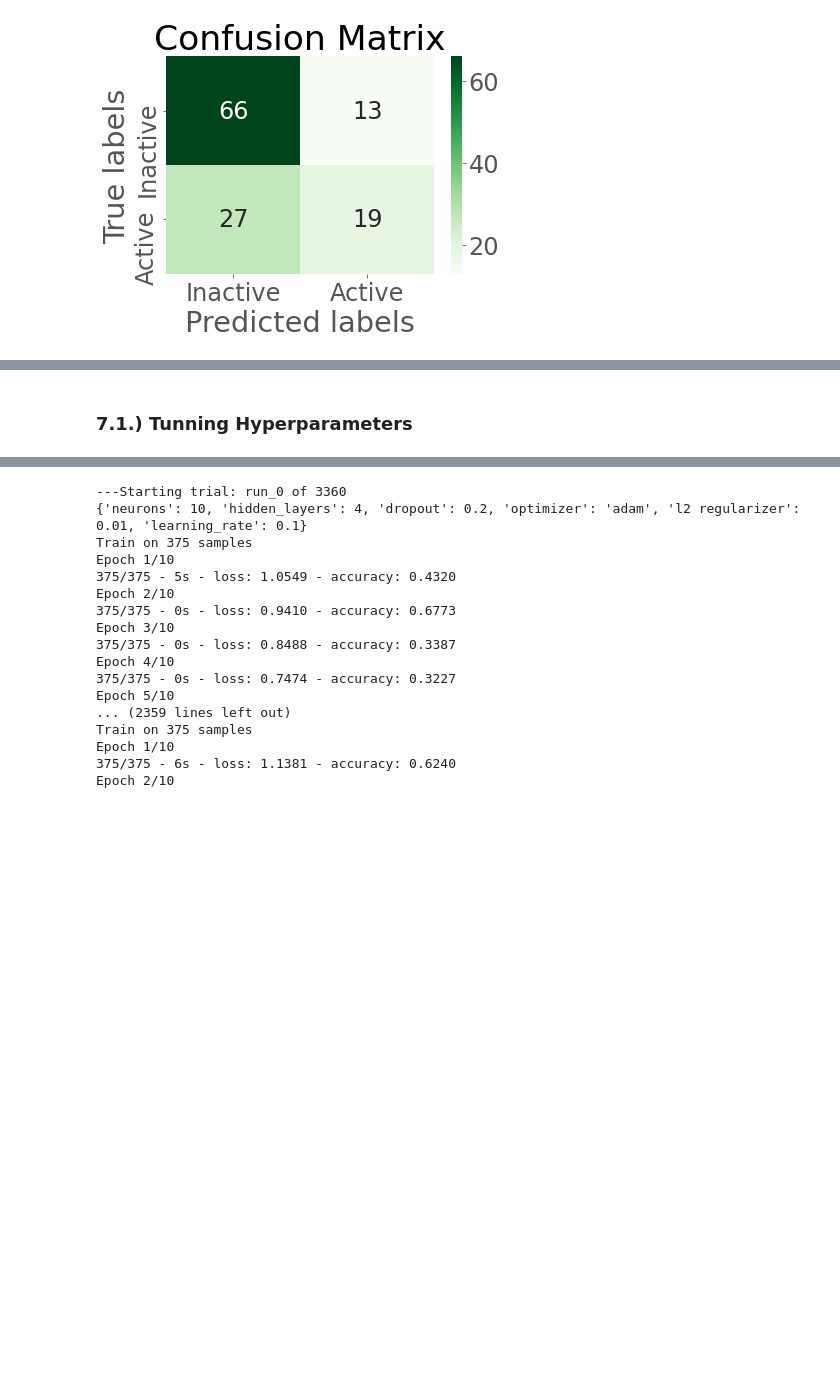
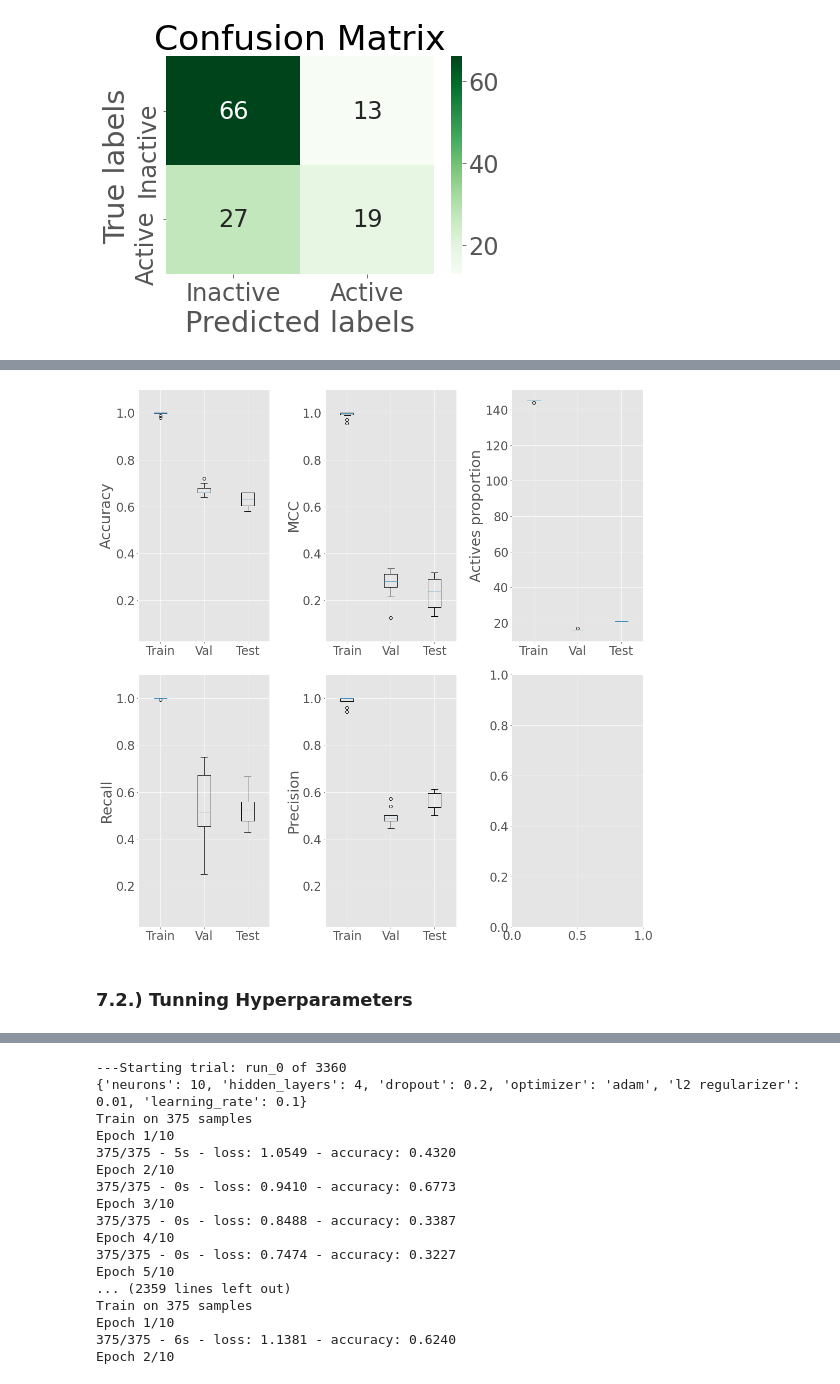
Before and after one commit to cescgina/drug_learning, a Jupyter notebook: drug_learning/2D_smaller_dataset/Morgan.ipynb, the cells around one changed output, grey strips where cells are left out. Drawn from its saved outputs; the diff is of its cells as text; code cells hidden in the pictures; blank space fills up the shorter version.

```diff
--- a/drug_learning/2D_smaller_dataset/Morgan.ipynb
+++ b/drug_learning/2D_smaller_dataset/Morgan.ipynb
@@ -405,3 +599,7 @@ NER: 0.624, Sensitivity or recall: 0.413, Specificity: 0.835, Precision: 0.594,
+# %%
+plot_results_CV(*CV_parameters)
+# %% [output]
+[figure, added]
 # %% [markdown]
-### 7.1.) Tunning Hyperparameters
+### 7.2.) Tunning Hyperparameters
 # %%
```
Also changed, not shown: parts of 11 cells of this notebook.
